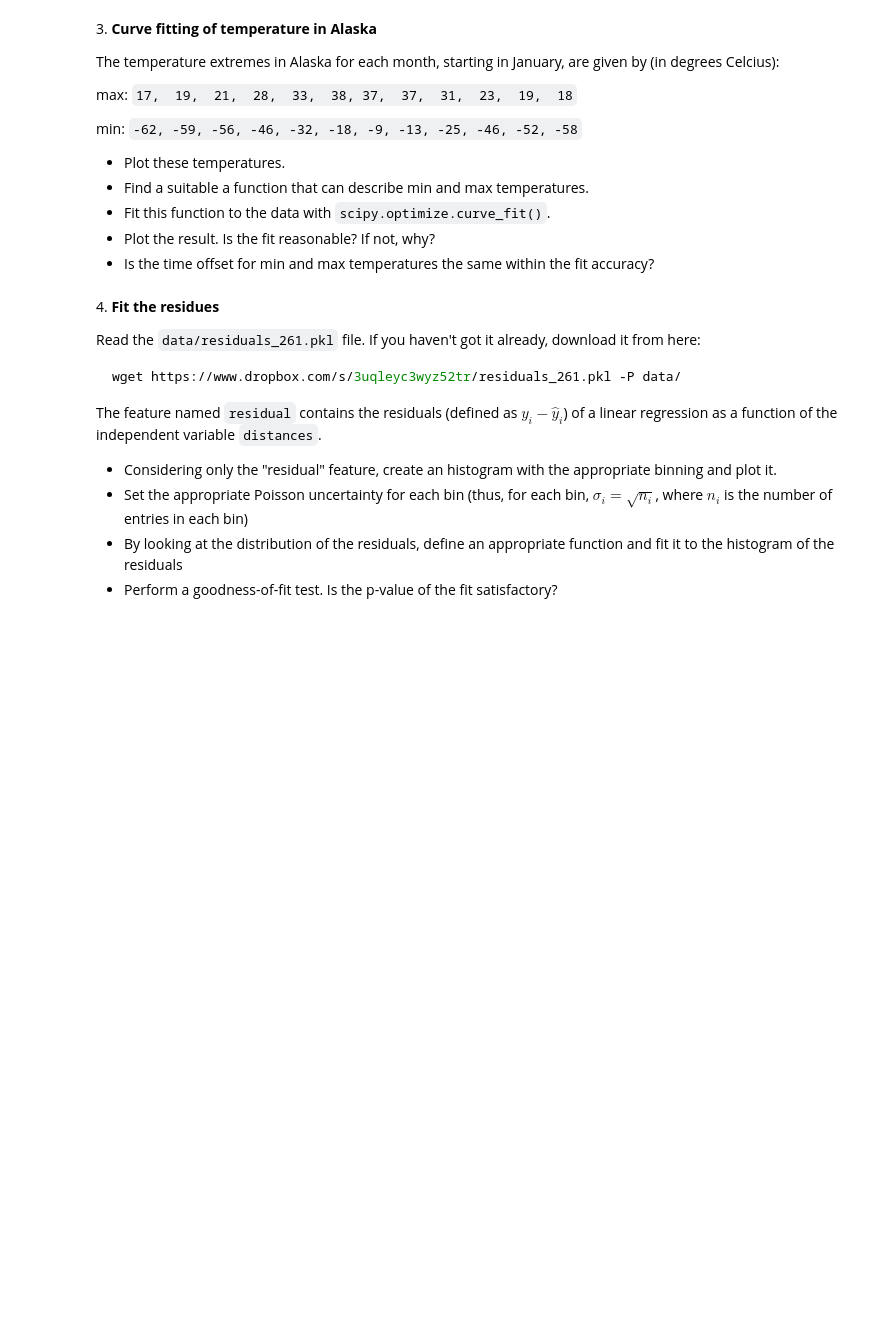
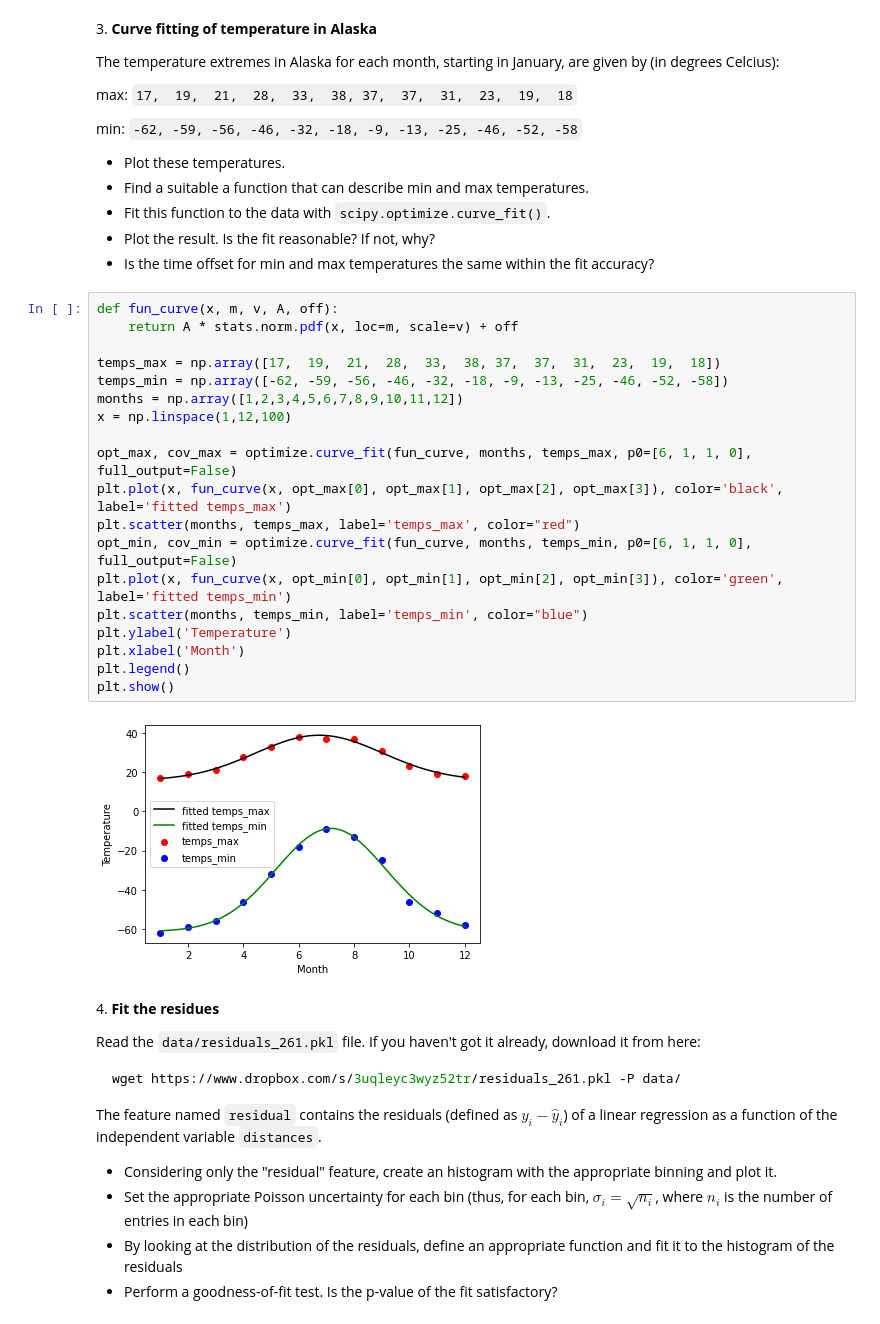
Before and after one commit to zGiada/ScientificComputingWithPython2022, a Jupyter notebook: weekly_exercises/week_8_9_10_11/10ex_tests.ipynb, the cells around one changed output. Saved outputs shown, nothing was run; the diff lists cells and outputs as text; blank space fills up the shorter version.

```diff
--- a/weekly_exercises/week_8_9_10_11/10ex_tests.ipynb
+++ b/weekly_exercises/week_8_9_10_11/10ex_tests.ipynb
@@ -90,6 +82,27 @@ min: `-62, -59, -56, -46, -32, -18, -9, -13, -25, -46, -52, -58`
 * Fit this function to the data with `scipy.optimize.curve_fit()`.
 * Plot the result. Is the fit reasonable? If not, why?
 * Is the time offset for min and max temperatures the same within the fit accuracy?
+# %%
+def fun_curve(x, m, v, A, off):
+    return A * stats.norm.pdf(x, loc=m, scale=v) + off
+
+temps_max = np.array([17,  19,  21,  28,  33,  38, 37,  37,  31,  23,  19,  18])
+temps_min = np.array([-62, -59, -56, -46, -32, -18, -9, -13, -25, -46, -52, -58])
+months = np.array([1,2,3,4,5,6,7,8,9,10,11,12])
+x = np.linspace(1,12,100)
+
+opt_max, cov_max = optimize.curve_fit(fun_curve, months, temps_max, p0=[6, 1, 1, 0], full_output=False)
+plt.plot(x, fun_curve(x, opt_max[0], opt_max[1], opt_max[2], opt_max[3]), color='black', label='fitted temps_max')
+plt.scatter(months, temps_max, label='temps_max', color="red")
+opt_min, cov_min = optimize.curve_fit(fun_curve, months, temps_min, p0=[6, 1, 1, 0], full_output=False)
+plt.plot(x, fun_curve(x, opt_min[0], opt_min[1], opt_min[2], opt_min[3]), color='green', label='fitted temps_min')
+plt.scatter(months, temps_min, label='temps_min', color="blue")
+plt.ylabel('Temperature')
+plt.xlabel('Month')
+plt.legend()
+plt.show()
+# %% [output]
+[figure, added]
 # %% [markdown]
 4\. **Fit the residues**
 
```
Also changed, not shown: parts of 4 cells of this notebook, 6 other files.
